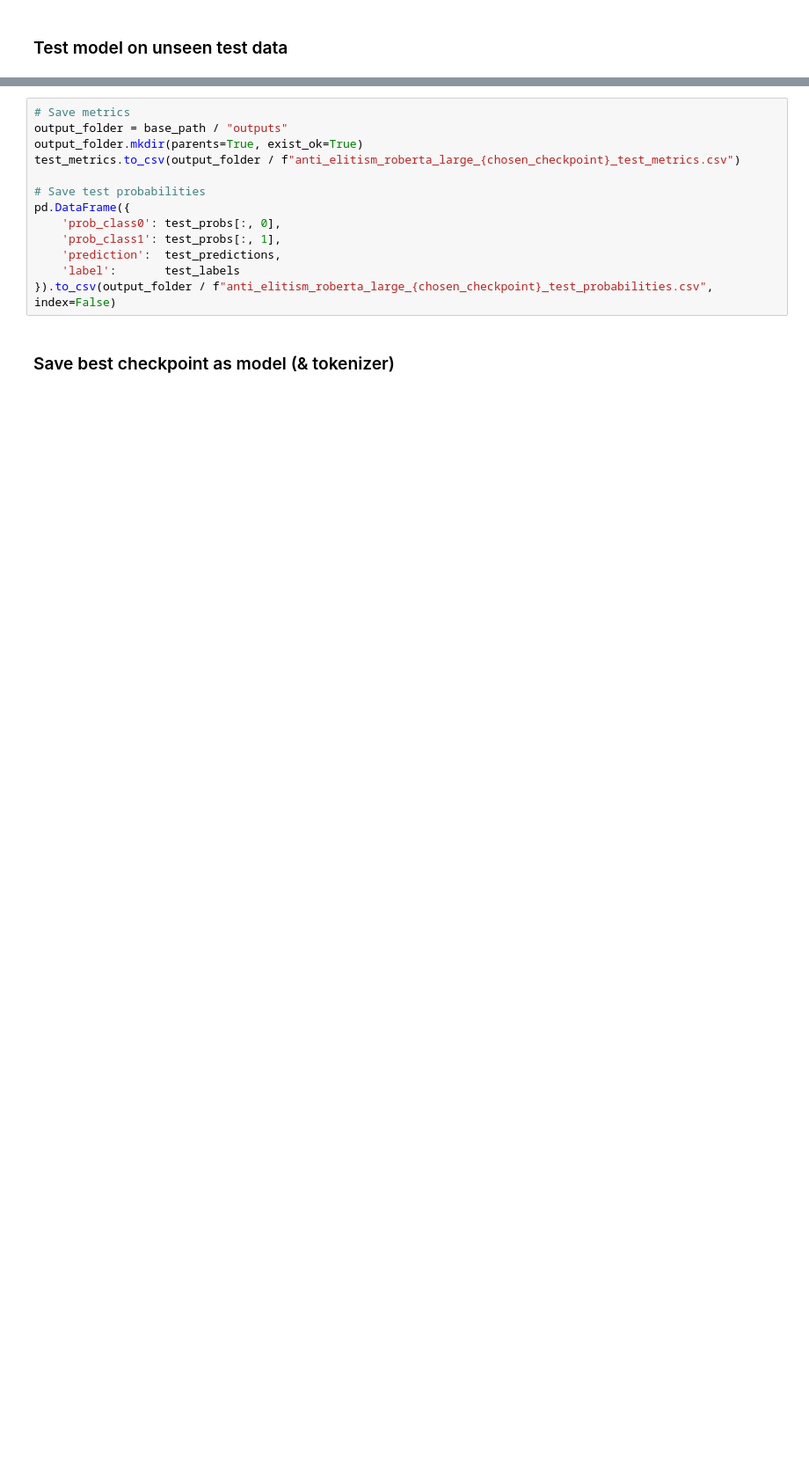
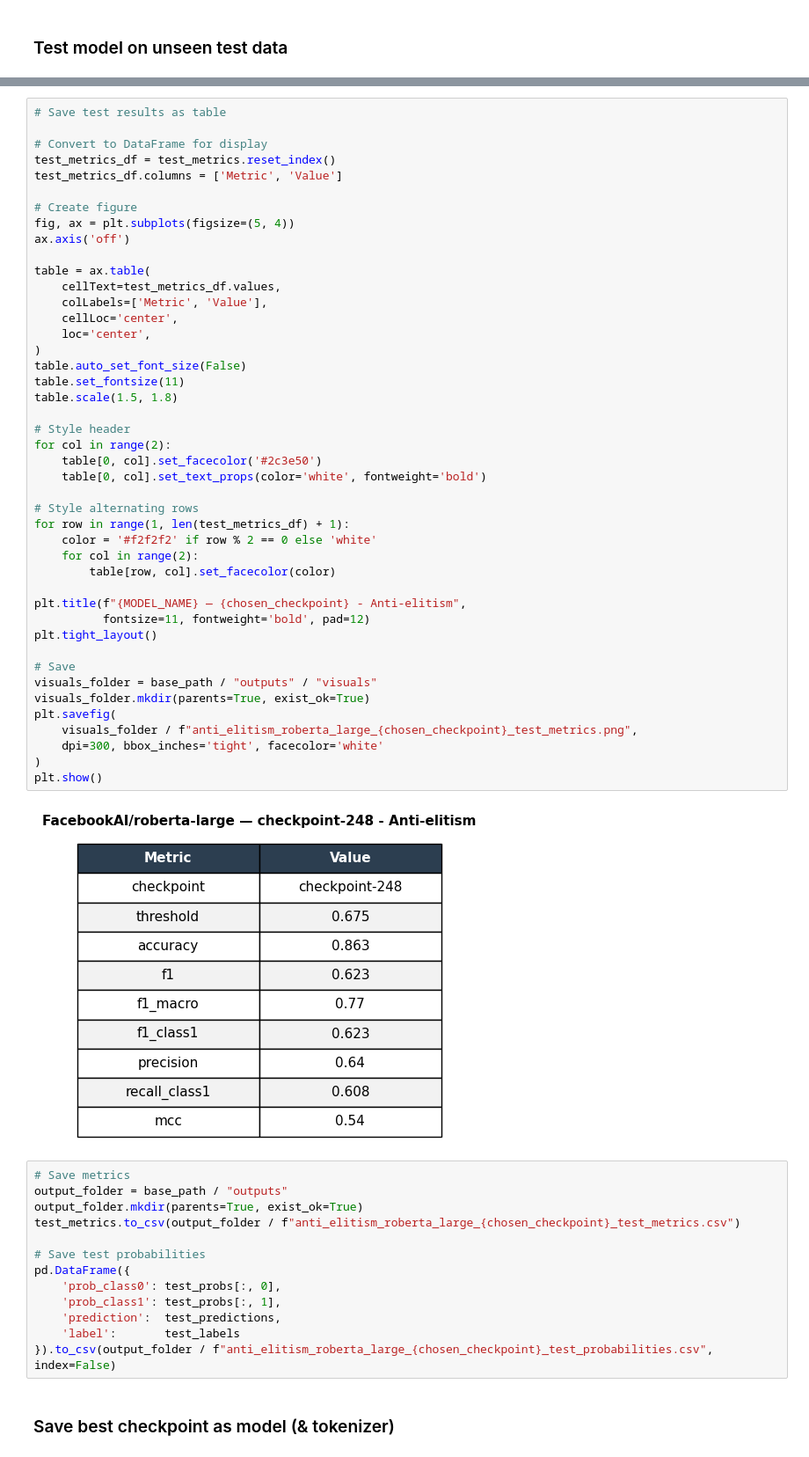
Before and after one commit to gransera/ep_populism_classification, a Jupyter notebook: notebooks/01_training_elite_RoBERTalarge.ipynb, the cells around one changed output, grey strips where cells are left out. Shown at 88% size. Drawn from its saved outputs; the diff is of its cells as text; blank space fills up the shorter version.

```diff
--- a/notebooks/01_training_elite_RoBERTalarge.ipynb
+++ b/notebooks/01_training_elite_RoBERTalarge.ipynb
@@ -466,4 +467,50 @@ mcc                       0.594
 dtype: object
+# %%
+# Save test results as table
+
+# Convert to DataFrame for display
+test_metrics_df = test_metrics.reset_index()
+test_metrics_df.columns = ['Metric', 'Value']
+
+# Create figure
+fig, ax = plt.subplots(figsize=(5, 4))
+ax.axis('off')
+
+table = ax.table(
+    cellText=test_metrics_df.values,
+    colLabels=['Metric', 'Value'],
+    cellLoc='center',
+    loc='center',
+)
+table.auto_set_font_size(False)
+table.set_fontsize(11)
+table.scale(1.5, 1.8)
+
+# Style header
+for col in range(2):
+    table[0, col].set_facecolor('#2c3e50')
+    table[0, col].set_text_props(color='white', fontweight='bold')
+
+# Style alternating rows
+for row in range(1, len(test_metrics_df) + 1):
+    color = '#f2f2f2' if row % 2 == 0 else 'white'
+    for col in range(2):
+        table[row, col].set_facecolor(color)
+
+plt.title(f"{MODEL_NAME} — {chosen_checkpoint} - Anti-elitism",
+          fontsize=11, fontweight='bold', pad=12)
+plt.tight_layout()
+
+# Save
+visuals_folder = base_path / "outputs" / "visuals"
+visuals_folder.mkdir(parents=True, exist_ok=True)
+plt.savefig(
+    visuals_folder / f"anti_elitism_roberta_large_{chosen_checkpoint}_test_metrics.png",
+    dpi=300, bbox_inches='tight', facecolor='white'
+)
+plt.show()
+# %% [output]
+[figure, added]
 # %%
 # Save metrics
 output_folder = base_path / "outputs"
```
Also changed, not shown: parts of 13 cells of this notebook, 1 other file.
